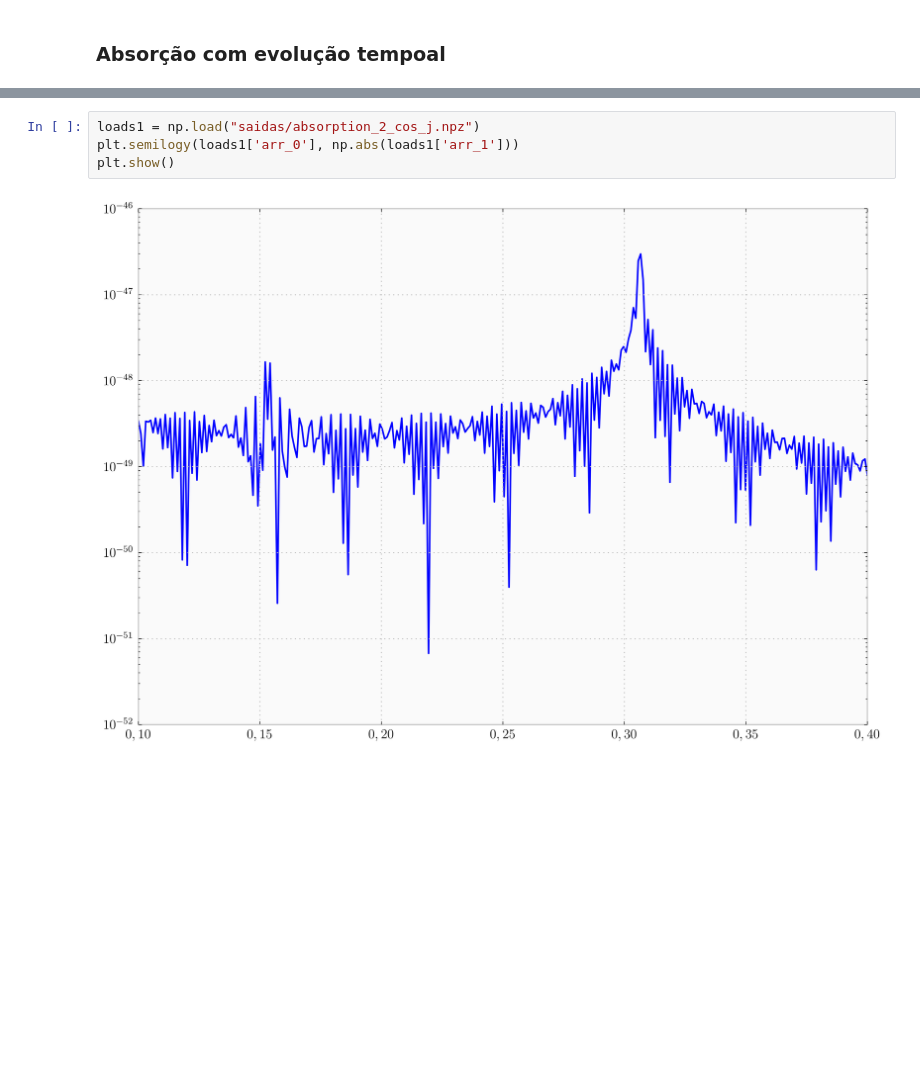
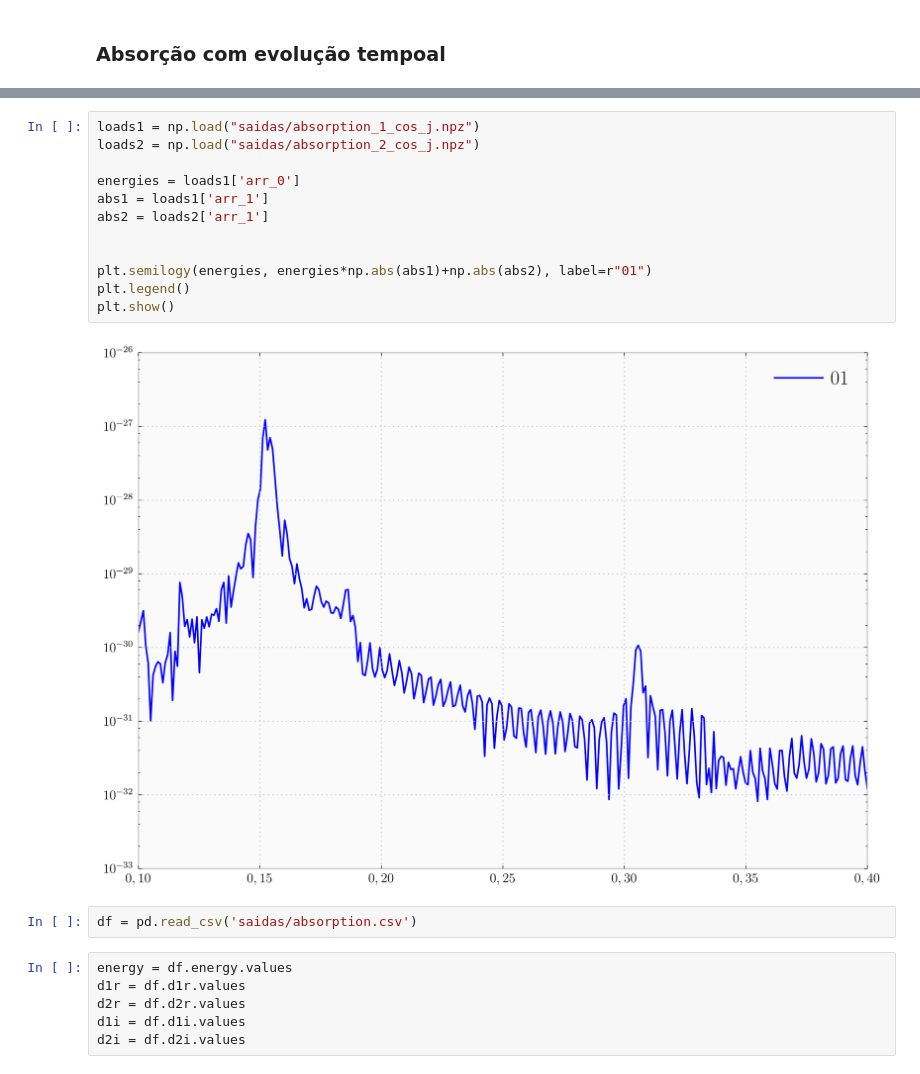
Before and after one commit to thiagolcmelo/mestrado, a Jupyter notebook: fotocorrente-absorcao-gaas-algaas.ipynb, the cells around one changed output, grey strips where cells are left out. Saved outputs shown, nothing was run; the diff lists cells and outputs as text; blank space fills up the shorter version.

```diff
--- a/fotocorrente-absorcao-gaas-algaas.ipynb
+++ b/fotocorrente-absorcao-gaas-algaas.ipynb
@@ -879,6 +865,22 @@ plt.show()
-# %%
-loads1 = np.load("saidas/absorption_2_cos_j.npz")
-plt.semilogy(loads1['arr_0'], np.abs(loads1['arr_1']))
-plt.show()
-# %% [output]
-[figure, removed]
+# %%
+loads1 = np.load("saidas/absorption_1_cos_j.npz")
+loads2 = np.load("saidas/absorption_2_cos_j.npz")
+
+energies = loads1['arr_0']
+abs1 = loads1['arr_1']
+abs2 = loads2['arr_1']
+
+
+plt.semilogy(energies, energies*np.abs(abs1)+np.abs(abs2), label=r"01")
+plt.legend()
+plt.show()
+# %% [output]
+[figure, added]
+# %%
+df = pd.read_csv('saidas/absorption.csv')
+# %%
+energy = df.energy.values
+d1r = df.d1r.values
+d2r = df.d2r.values
+d1i = df.d1i.values
+d2i = df.d2i.values
```
Also changed, not shown: parts of 11 cells of this notebook, 20 other files.
